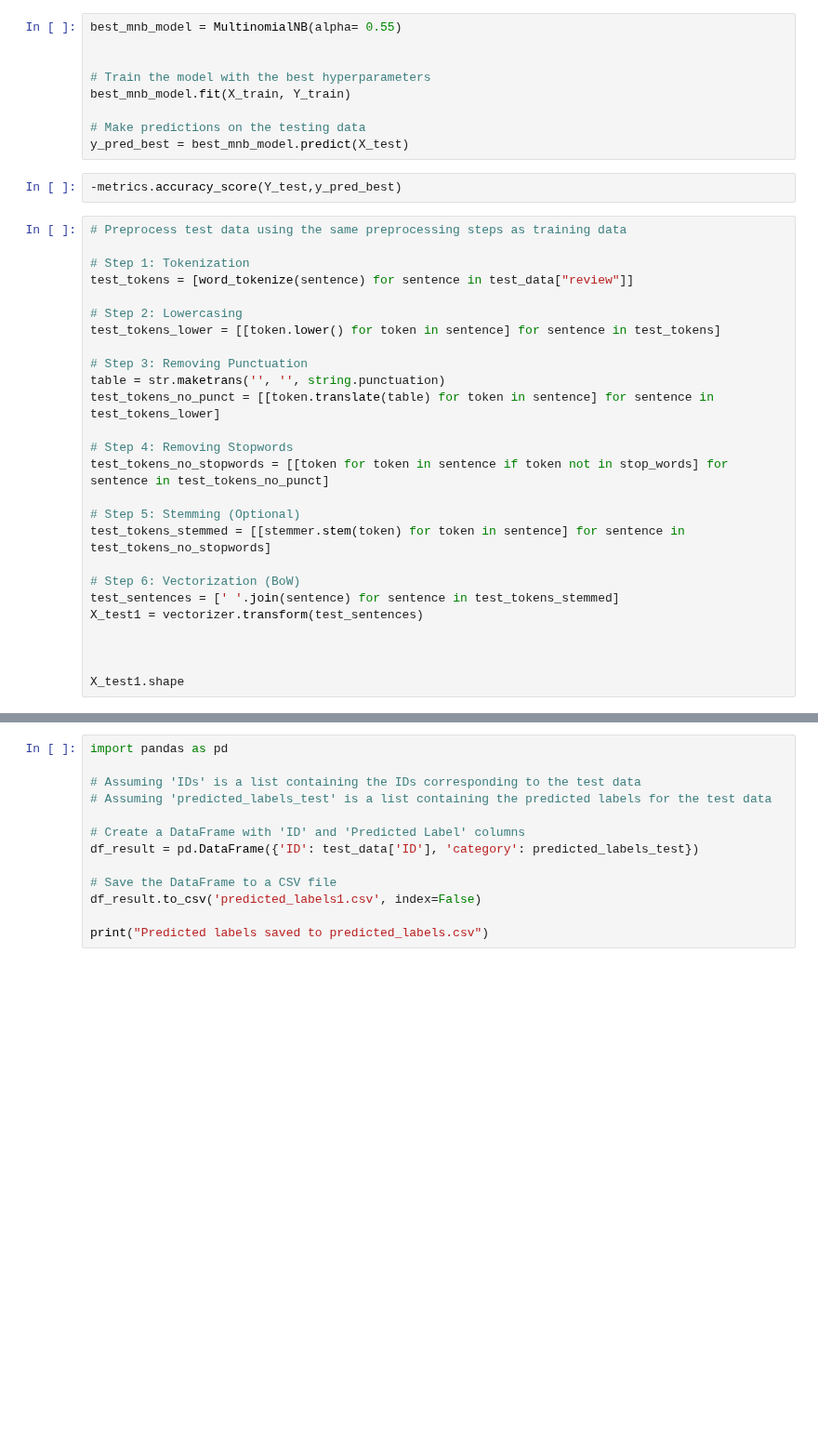
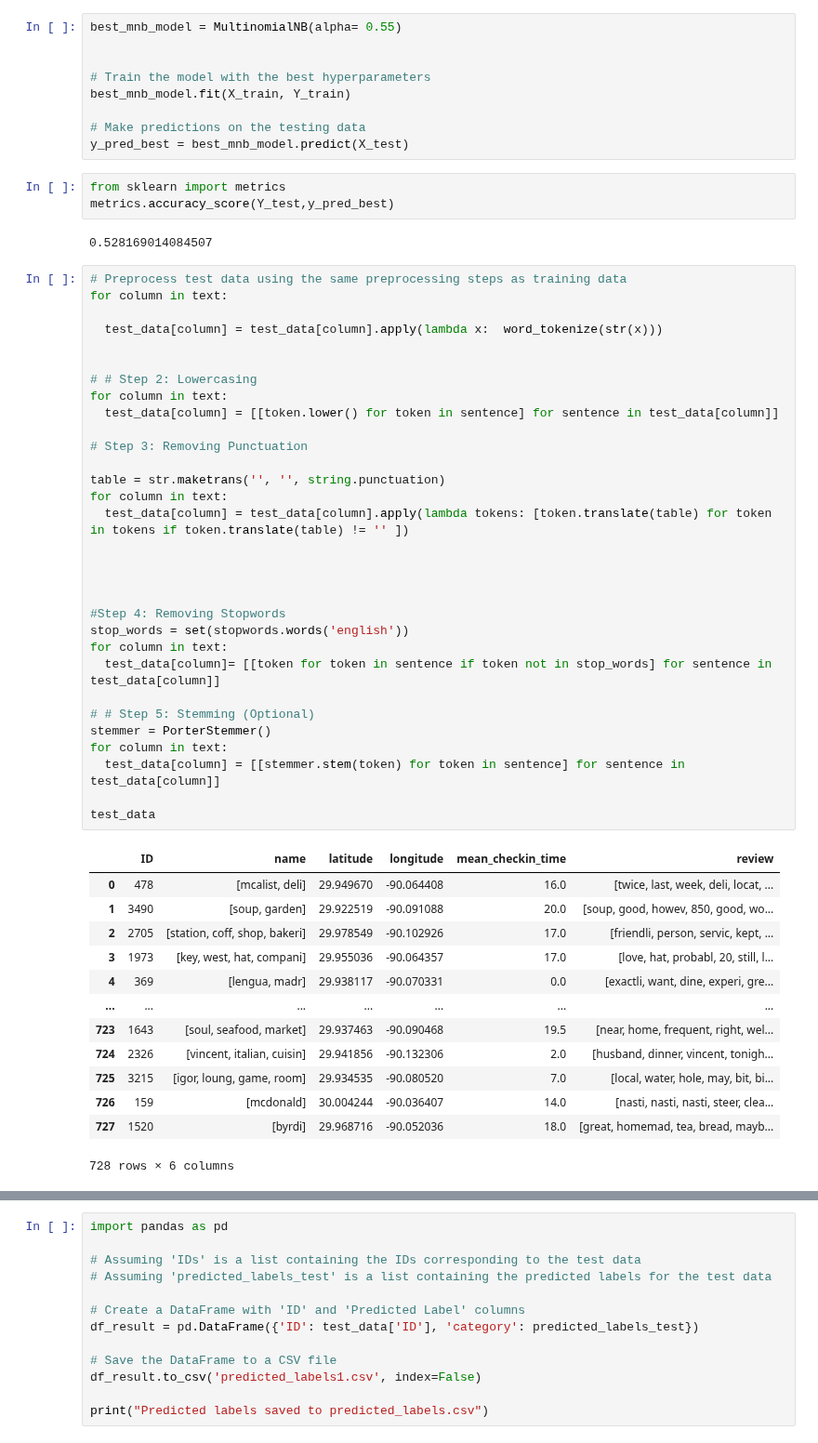
Before and after one commit to YurajK00/Naive-Bayes-Algorithm, a Jupyter notebook: COMPSCI_762_(1).ipynb, the cells around one changed output, grey strips where cells are left out. Shown at 93% size. Saved outputs shown, nothing was run; the diff lists cells and outputs as text; blank space fills up the shorter version.

```diff
--- a/COMPSCI_762_(1).ipynb
+++ b/COMPSCI_762_(1).ipynb
@@ -223,30 +230,52 @@ best_mnb_model.fit(X_train, Y_train)
 # Make predictions on the testing data
 y_pred_best = best_mnb_model.predict(X_test)
 # %%
--metrics.accuracy_score(Y_test,y_pred_best)
+from sklearn import metrics
+metrics.accuracy_score(Y_test,y_pred_best)
+# %% [output]
+0.528169014084507
 # %%
 # Preprocess test data using the same preprocessing steps as training data
+for column in text:
 
-# Step 1: Tokenization
-test_tokens = [word_tokenize(sentence) for sentence in test_data["review"]]
+  test_data[column] = test_data[column].apply(lambda x:  word_tokenize(str(x)))
 
-# Step 2: Lowercasing
-test_tokens_lower = [[token.lower() for token in sentence] for sentence in test_tokens]
+
+# # Step 2: Lowercasing
+for column in text:
+  test_data[column] = [[token.lower() for token in sentence] for sentence in test_data[column]]
 
 # Step 3: Removing Punctuation
+
 table = str.maketrans('', '', string.punctuation)
-test_tokens_no_punct = [[token.translate(table) for token in sentence] for sentence in test_tokens_lower]
-
-# Step 4: Removing Stopwords
-test_tokens_no_stopwords = [[token for token in sentence if token not in stop_words] for sentence in test_tokens_no_punct]
-
-# Step 5: Stemming (Optional)
-test_tokens_stemmed = [[stemmer.stem(token) for token in sentence] for sentence in test_tokens_no_stopwords]
-
-# Step 6: Vectorization (BoW)
-test_sentences = [' '.join(sentence) for sentence in test_tokens_stemmed]
-X_test1 = vectorizer.transform(test_sentences)
+for column in text:
+  test_data[column] = test_data[column].apply(lambda tokens: [token.translate(table) for token in tokens if token.translate(table) != '' ])
 
 
 
-X_test1.shape
+
+#Step 4: Removing Stopwords
+stop_words = set(stopwords.words('english'))
+for column in text:
+  test_data[column]= [[token for token in sentence if token not in stop_words] for sentence in test_data[column]]
+
+# # Step 5: Stemming (Optional)
+stemmer = PorterStemmer()
+for column in text:
+  test_data[column] = [[stemmer.stem(token) for token in sentence] for sentence in test_data[column]]
+
+test_data
+# %% [output]
+|  | ID | name | latitude | longitude | mean_checkin_time | review |
+| 0 | 478 | [mcalist, deli] | 29.949670 | -90.064408 | 16.0 | [twice, last, week, deli, locat, ... |
+| 1 | 3490 | [soup, garden] | 29.922519 | -90.091088 | 20.0 | [soup, good, howev, 850, good, wo... |
+| 2 | 2705 | [station, coff, shop, bakeri] | 29.978549 | -90.102926 | 17.0 | [friendli, person, servic, kept, ... |
+| 3 | 1973 | [key, west, hat, compani] | 29.955036 | -90.064357 | 17.0 | [love, hat, probabl, 20, still, l... |
+| 4 | 369 | [lengua, madr] | 29.938117 | -90.070331 | 0.0 | [exactli, want, dine, experi, gre... |
+| ... | ... | ... | ... | ... | ... | ... |
+| 723 | 1643 | [soul, seafood, market] | 29.937463 | -90.090468 | 19.5 | [near, home, frequent, right, wel... |
+| 724 | 2326 | [vincent, italian, cuisin] | 29.941856 | -90.132306 | 2.0 | [husband, dinner, vincent, tonigh... |
+| 725 | 3215 | [igor, loung, game, room] | 29.934535 | -90.080520 | 7.0 | [local, water, hole, may, bit, bi... |
+| 726 | 159 | [mcdonald] | 30.004244 | -90.036407 | 14.0 | [nasti, nasti, nasti, steer, clea... |
+| 727 | 1520 | [byrdi] | 29.968716 | -90.052036 | 18.0 | [great, homemad, tea, bread, mayb... |
+728 rows × 6 columns
```
Also changed, not shown: parts of 4 cells of this notebook.
